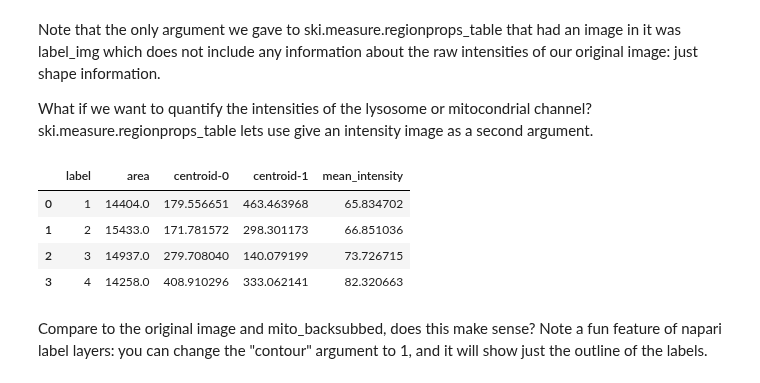
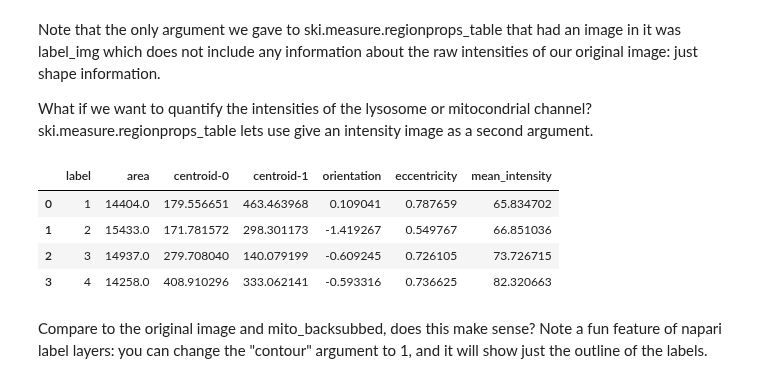
Before and after one commit to jouyun/ip_python, a Jupyter notebook: 2-Segmentation.ipynb, the cells around one changed output. Drawn from its saved outputs; the diff is of its cells as text; code cells hidden in the pictures.

```diff
--- a/2-Segmentation.ipynb
+++ b/2-Segmentation.ipynb
@@ -66,7 +66,7 @@ viewer.add_image(nucleii_backsub, name='nucleii_backsubbed', colormap='blue', bl
 For segmentation we will use the nucleii primarily, we'll apply some blurring to make sure we avoid holes and small puncta.
 # %%
 blurred = ndi.gaussian_filter(nucleii_backsub, 10)
-viewer.add_image(blurred, name='blurred', colormap='gray', blending='additive')
+viewer.add_image(blurred, name='blurred', colormap='gray', blending='translucent')
 # %% [output]
 <Image layer 'blurred' at 0x...>
 # %% [markdown]
@@ -77,7 +77,7 @@ viewer.add_image(blurred, name='blurred', colormap='gray', blending='additive')
 Mousing over the image (make sure you have the "blurred" layer selected) we can see that nucleii have pixel intensities > 300, so we will use that as our threshold and visualize the binary image.
 # %%
 thresholded = blurred > 300
-viewer.add_image(thresholded, name='thresholded', colormap='gray', blending='additive')
+viewer.add_image(thresholded, name='thresholded', colormap='gray', blending='translucent')
 # %% [output]
 <Image layer 'thresholded' at 0x...>
 # %% [markdown]
@@ -91,7 +91,7 @@ label_img, number_objects = ndi.label(thresholded)
 # %% [markdown]
 If we add the label_img to napari, we can see each individual object is a different intensity
 # %%
-viewer.add_image(label_img, name='label_img', colormap='gray', blending='additive')
+viewer.add_image(label_img, name='label_img', colormap='gray', blending='translucent')
 # %% [output]
 <Image layer 'label_img' at 0x...>
 # %% [markdown]
@@ -166,14 +168,16 @@ Note that the only argument we gave to ski.measure.regionprops_table that had an
 
 What if we want to quantify the intensities of the lysosome or mitocondrial channel?  ski.measure.regionprops_table lets use give an intensity image as a second argument.
 # %%
-mito_results = pd.DataFrame.from_dict(ski.measure.regionprops_table(label_img, mito_backsub, properties=['label', 'area', 'centroid', 'mean_intensity']))
-mito_results
+results_dictionary = ski.measure.regionprops_table(label_img, mito_backsub, properties=['label', 'area', 'centroid', 'orientation', 'eccentricity', 'mean_intensity'])
-# %% [output]
-|  | label | area | centroid-0 | centroid-1 | mean_intensity |
-| 0 | 1 | 14404.0 | 179.556651 | 463.463968 | 65.834702 |
-| 1 | 2 | 15433.0 | 171.781572 | 298.301173 | 66.851036 |
-| 2 | 3 | 14937.0 | 279.708040 | 140.079199 | 73.726715 |
-| 3 | 4 | 14258.0 | 408.910296 | 333.062141 | 82.320663 |
+# %%
+mito_results = pd.DataFrame.from_dict(results_dictionary)
+mito_results
+# %% [output]
+|  | label | area | centroid-0 | centroid-1 | orientation | eccentricity | mean_intensity |
+| 0 | 1 | 14404.0 | 179.556651 | 463.463968 | 0.109041 | 0.787659 | 65.834702 |
+| 1 | 2 | 15433.0 | 171.781572 | 298.301173 | -1.419267 | 0.549767 | 66.851036 |
+| 2 | 3 | 14937.0 | 279.708040 | 140.079199 | -0.609245 | 0.726105 | 73.726715 |
+| 3 | 4 | 14258.0 | 408.910296 | 333.062141 | -0.593316 | 0.736625 | 82.320663 |
 # %% [markdown]
 Compare to the original image and mito_backsubbed, does this make sense?  Note a fun feature of napari label layers:  you can change the "contour" argument to 1, and it will show just the outline of the labels.
 # %% [markdown]
```
Also changed, not shown: parts of 9 cells of this notebook.
